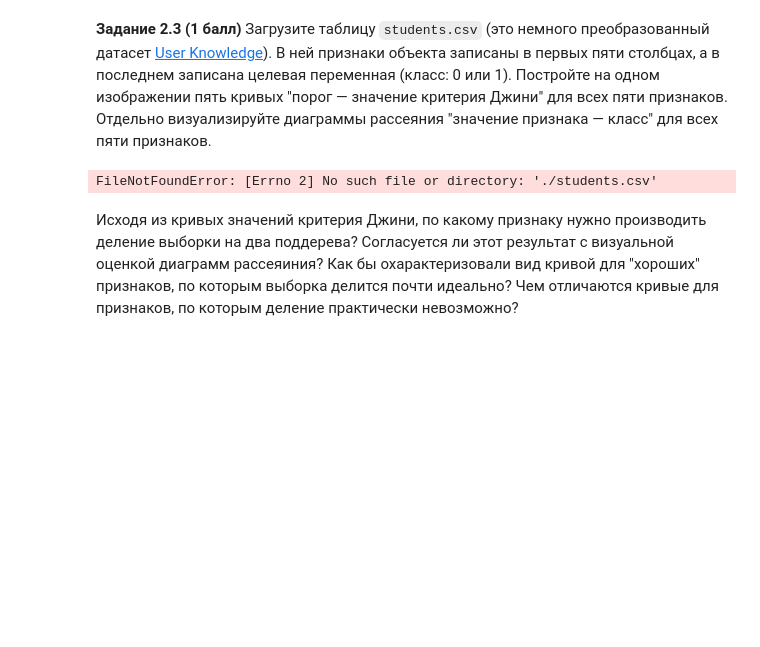
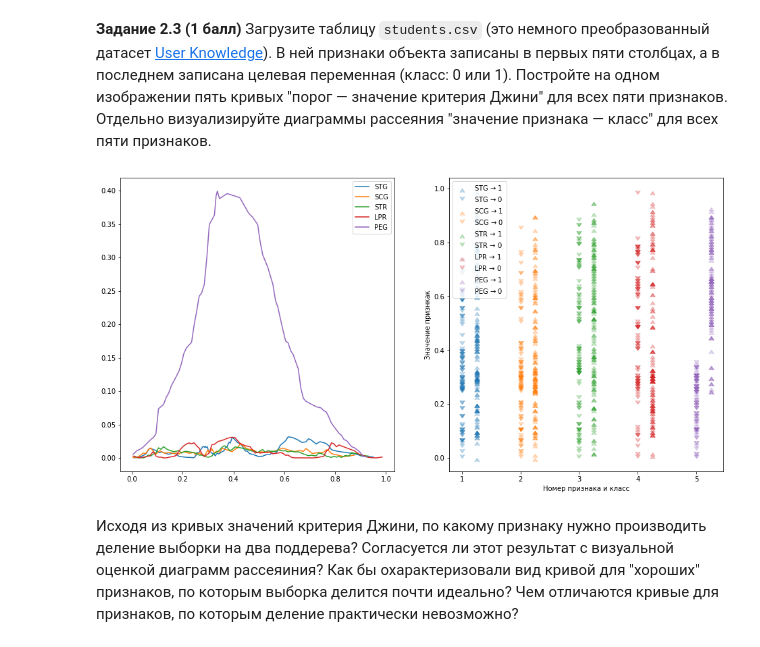
Before and after one commit to nazar-si/IDA, a Jupyter notebook: ML - Intro/hw07-trees-rf.ipynb, the cells around one changed output. Cells and saved outputs as stored; diff of their text form; code cells hidden in the pictures; blank space fills up the shorter version.

```diff
--- a/ML - Intro/hw07-trees-rf.ipynb
+++ b/ML - Intro/hw07-trees-rf.ipynb
@@ -63,7 +63,7 @@ def Q(X, y, j, t, H=gini):
         x = X[:,j] # выделили только признак
     else:
         x= X
-    left = y[x < t]
+    left = y[x <= t]
     right = y[x > t]
     count = len(y)
     return H(y) - len(left) / count * H(left) - len(right) / count * H(right)
@@ -135,19 +135,15 @@ def find_best_split(
     else:
         raise ValueError("Чет не то с task")
 
-    if feature_type == "categorial":
+    if feature_type == "categorical":
         thresholds = np.unique(feature_vector)
         def split(t):
-            left = target_vector[feature_vector == t]
-            right = target_vector[feature_vector != t]
             return Q(feature_vector, target_vector, 0, t, H=impurity_func)
     else:
         thresholds = np.unique(feature_vector) # оно соритурует тоже
         # трешхолды можно брать как средние между текущими значениями
         thresholds = np.convolve(thresholds, np.ones(2) * 0.5, 'valid')
         def split(t):
-            left = target_vector[feature_vector < t]
-            right = target_vector[feature_vector > t]
             return Q(feature_vector, target_vector, 0, t, H=impurity_func)
 
     # фактически это будет жульничеством, но я воспользуюсь np.vectorize
@@ -333,10 +366,27 @@ class DecisionTree:
         return np.array(predicted)
 # %% [markdown]
 **Задание 2.3 (1 балл)** Загрузите таблицу `students.csv` (это немного преобразованный датасет [User Knowledge](https://archive.ics.uci.edu/ml/datasets/User+Knowledge+Modeling)). В ней признаки объекта записаны в первых пяти столбцах, а в последнем записана целевая переменная (класс: 0 или 1). Постройте на одном изображении пять кривых "порог — значение критерия Джини" для всех пяти признаков. Отдельно визуализируйте диаграммы рассеяния "значение признака — класс" для всех пяти признаков.
-# %%
-data = pd.read_csv("./students.csv")
-data.isna().any()
-# %% [output]
-FileNotFoundError: [Errno 2] No such file or directory: './students.csv'
+# %%
+data = pd.read_csv("./students.csv")
+data.isna().any().any() # False
+y = data["UNS"]
+labels = data.columns[1:-1]
+X = np.array(data[labels])
+
+fig, ax = plt.subplots(1, 2, figsize=(16, 8))
+c = plt.rcParams['axes.prop_cycle'].by_key()['color']
+for i in range(5):
+    t, g, b_t, b_g = find_best_split(X[:, i], y)
+    ax[0].plot(t, g, label=labels[i])
+    pos = y == 1
+    ax[1].scatter([i + 1.25] * len(y[pos]), X[pos,i],  s=50, marker=6, alpha=0.25, label=labels[i] + " $\\to$ 1", color=c[i])
+    ax[1].scatter([i + 1 ] * len(y[~pos]), X[~pos,i],  s=50, marker=7, alpha=0.25, label=labels[i] + " $\\to$ 0", color=c[i])
+ax[0].legend()
+ax[1].legend()
+ax[1].set_xlabel("Номер признака и класс")
+ax[1].set_ylabel("Значение признкак")
+plt.show()
+# %% [output]
+[figure, added]
 # %% [markdown]
 Исходя из кривых значений критерия Джини, по какому признаку нужно производить деление выборки на два поддерева? Согласуется ли этот результат с визуальной оценкой диаграмм рассеяиния? Как бы охарактеризовали вид кривой для "хороших" признаков, по которым выборка делится почти идеально? Чем отличаются кривые для признаков, по которым деление практически невозможно?
```
Also changed, not shown: parts of 32 cells of this notebook, 4 other files.
